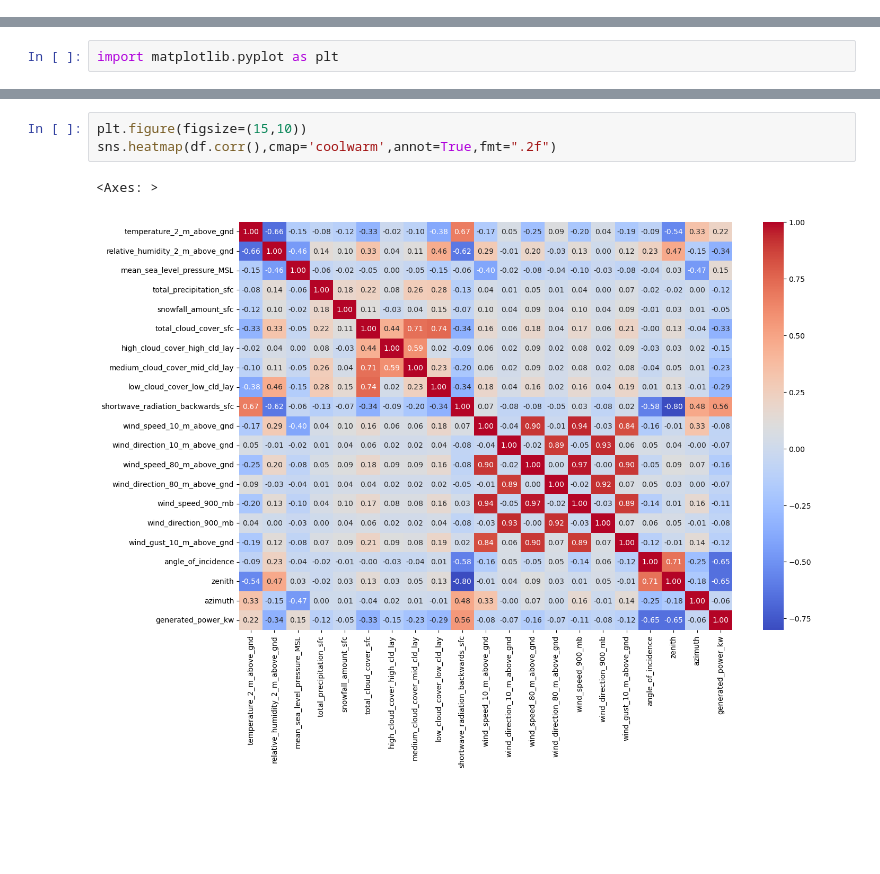
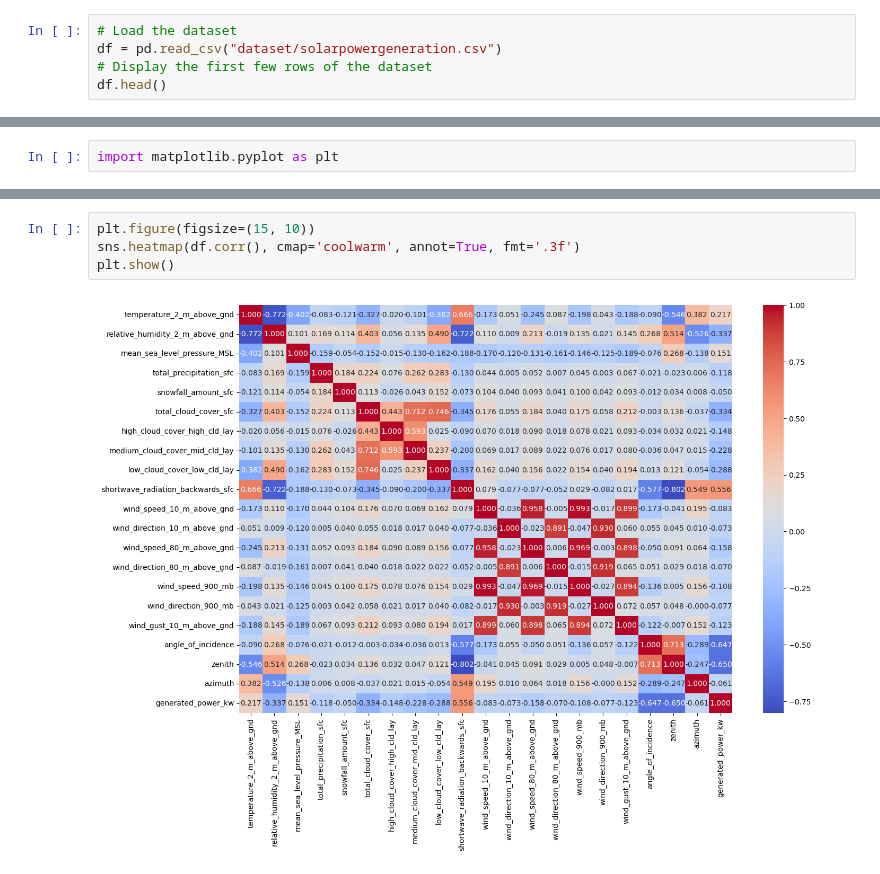
Before and after one commit to PRASATH-SA/SolarPowerOutput, a Jupyter notebook: Solar power prediction using Machine learning.ipynb, the cells around one changed output, grey strips where cells are left out. Drawn from its saved outputs; the diff is of its cells as text; blank space fills up the shorter version.

```diff
--- a/Solar power prediction using Machine learning.ipynb
+++ b/Solar power prediction using Machine learning.ipynb
@@ -15,0 +8,5 @@ df.head()
+# %%
+# Load the dataset
+df = pd.read_csv("dataset/solarpowergeneration.csv")
+# Display the first few rows of the dataset
+df.head()
@@ -188,8 +191,8 @@ df.corr()
 21 rows × 21 columns
 # %%
-plt.figure(figsize=(15,10))
-sns.heatmap(df.corr(),cmap='coolwarm',annot=True,fmt=".2f")
+plt.figure(figsize=(15, 10))
+sns.heatmap(df.corr(), cmap='coolwarm', annot=True, fmt='.3f')
+plt.show()
 # %% [output]
-<Axes: >
-[figure, old version]
+[figure, new version]
 # %%
```
Also changed, not shown: parts of 37 cells of this notebook.
